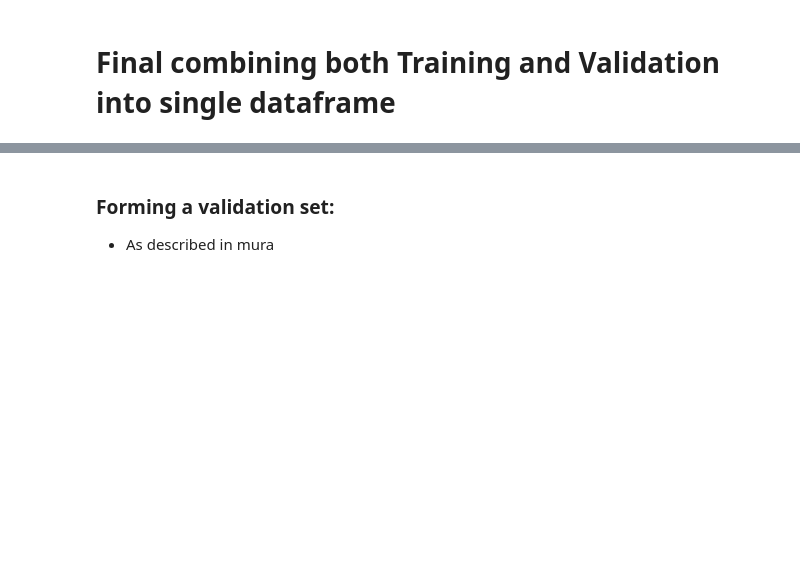
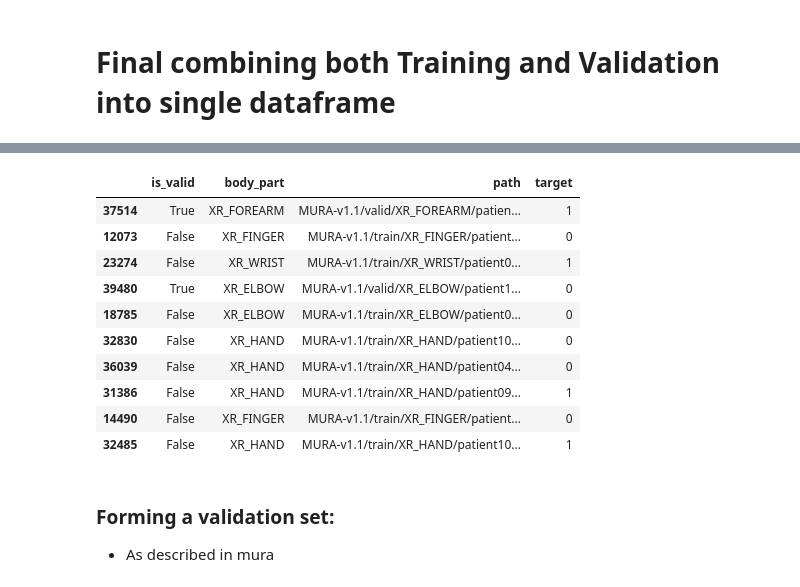
Before and after one commit to shadab4150/Mura-Stanford-Bone-Xray-abnormalities-detection, a Jupyter notebook: mura_stanford_bone_abnormalities_kappa.ipynb, the cells around one changed output, grey strips where cells are left out. Saved outputs shown, nothing was run; the diff lists cells and outputs as text; code cells hidden in the pictures; blank space fills up the shorter version.

```diff
--- a/mura_stanford_bone_abnormalities_kappa.ipynb
+++ b/mura_stanford_bone_abnormalities_kappa.ipynb
@@ -157,3 +223,18 @@ df = pd.read_csv('/content/final_mura_tr_vl.csv')
+# %%
+train = pd.read_csv('/content/drive/My Drive/Dataset/mura_final_4col.csv')
+train.sample(n=10)
+# %% [output]
+|  | is_valid | body_part | path | target |
+| 37514 | True | XR_FOREARM | MURA-v1.1/valid/XR_FOREARM/patien... | 1 |
+| 12073 | False | XR_FINGER | MURA-v1.1/train/XR_FINGER/patient... | 0 |
+| 23274 | False | XR_WRIST | MURA-v1.1/train/XR_WRIST/patient0... | 1 |
+| 39480 | True | XR_ELBOW | MURA-v1.1/valid/XR_ELBOW/patient1... | 0 |
+| 18785 | False | XR_ELBOW | MURA-v1.1/train/XR_ELBOW/patient0... | 0 |
+| 32830 | False | XR_HAND | MURA-v1.1/train/XR_HAND/patient10... | 0 |
+| 36039 | False | XR_HAND | MURA-v1.1/train/XR_HAND/patient04... | 0 |
+| 31386 | False | XR_HAND | MURA-v1.1/train/XR_HAND/patient09... | 1 |
+| 14490 | False | XR_FINGER | MURA-v1.1/train/XR_FINGER/patient... | 0 |
+| 32485 | False | XR_HAND | MURA-v1.1/train/XR_HAND/patient10... | 1 |
 # %% [markdown]
 ### Forming a validation set:
 * As described in mura
```
Also changed, not shown: parts of 34 cells of this notebook.
